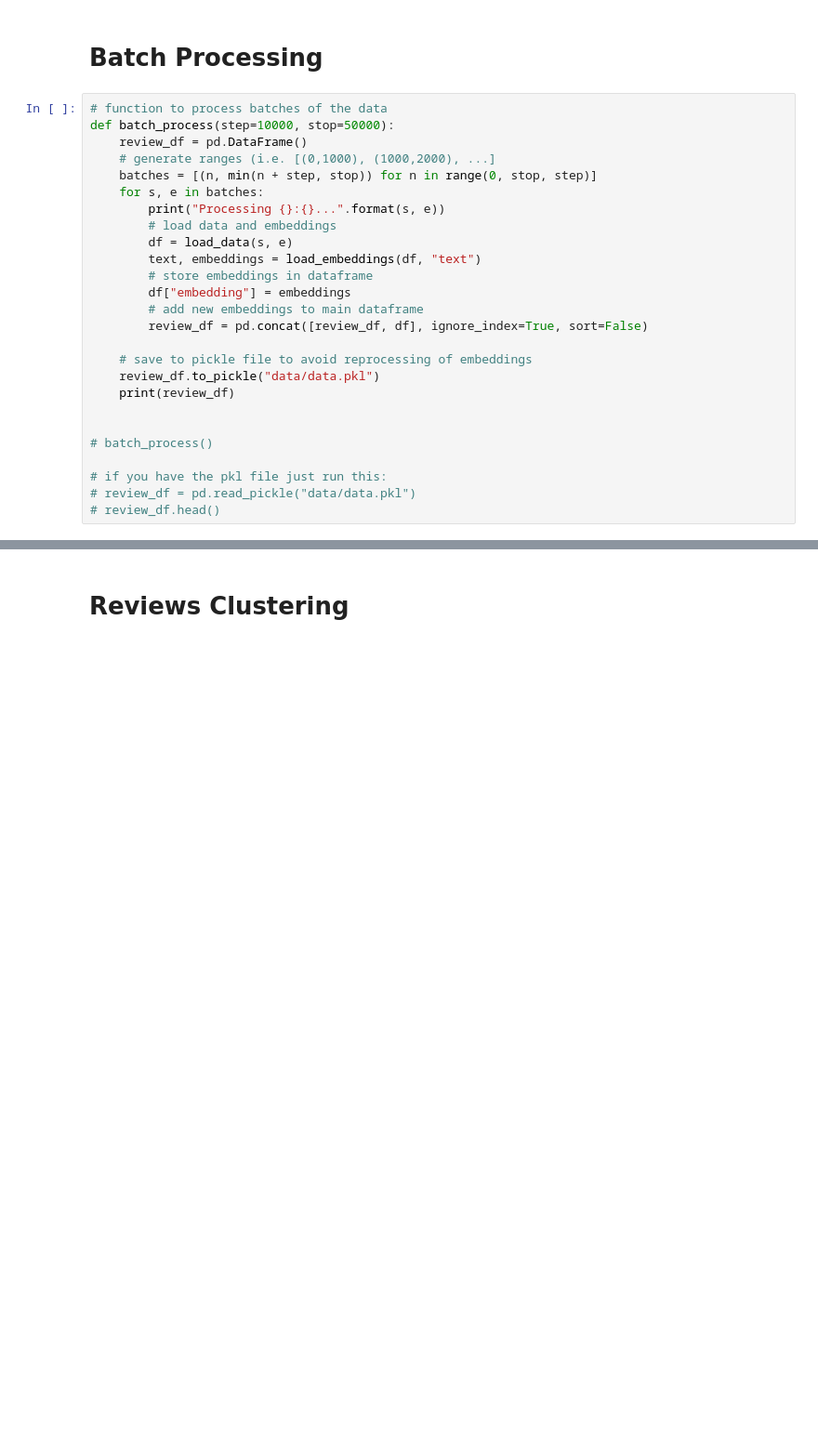
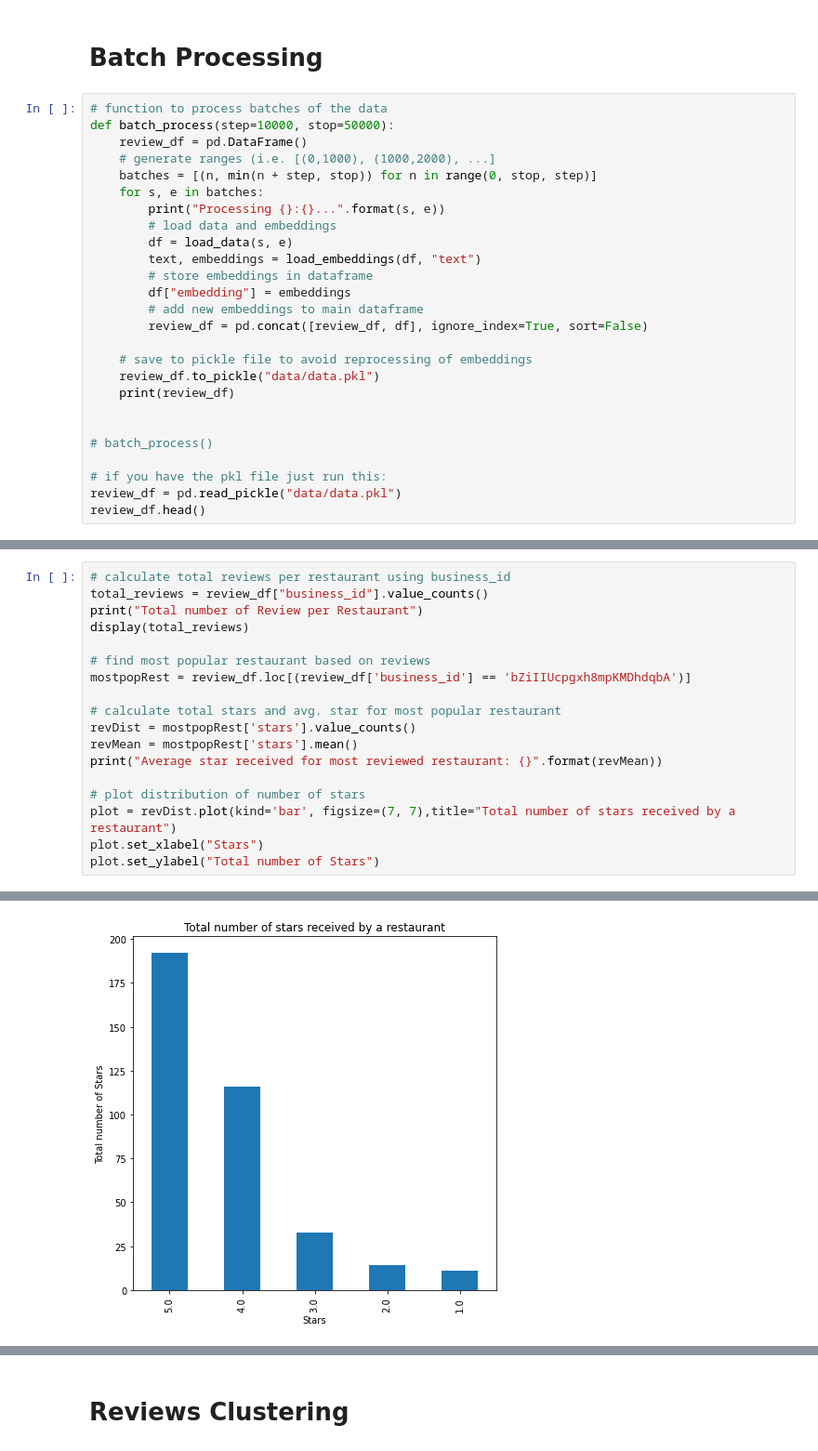
Before and after one commit to emily-mai/Umamics, a Jupyter notebook: CS105_Project.ipynb, the cells around one changed output, grey strips where cells are left out. Shown at 93% size. Cells and saved outputs as stored; diff of their text form; blank space fills up the shorter version.

```diff
--- a/CS105_Project.ipynb
+++ b/CS105_Project.ipynb
@@ -84,8 +84,8 @@ def batch_process(step=10000, stop=50000):
 # batch_process()
 
 # if you have the pkl file just run this:
-# review_df = pd.read_pickle("data/data.pkl")
-# review_df.head()
+review_df = pd.read_pickle("data/data.pkl")
+review_df.head()
 # %% [output]
 |  | review_id | user_id | business_id | stars | useful | funny | cool | text | date | embedding |
 | 0 | lWC-xP3rd6obsecCYsGZRg | ak0TdVmGKo4pwqdJSTLwWw | buF9druCkbuXLX526sGELQ | 4.0 | 3 | 1 | 1 | Apparently Prides Osteria had a r... | 2014-10-11 03:34:02 | [-0.018010487779974937, -0.050318... |
@@ -95,0 +98,19 @@ def batch_process(step=10000, stop=50000):
+# %%
+# calculate total reviews per restaurant using business_id
+total_reviews = review_df["business_id"].value_counts()
+print("Total number of Review per Restaurant")
+display(total_reviews)
+
+# find most popular restaurant based on reviews
+mostpopRest = review_df.loc[(review_df['business_id'] == 'bZiIIUcpgxh8mpKMDhdqbA')]
+
+# calculate total stars and avg. star for most popular restaurant
+revDist = mostpopRest['stars'].value_counts()
+revMean = mostpopRest['stars'].mean()
+print("Average star received for most reviewed restaurant: {}".format(revMean))
+
+# plot distribution of number of stars
+plot = revDist.plot(kind='bar', figsize=(7, 7),title="Total number of stars received by a restaurant")
+plot.set_xlabel("Stars")
+plot.set_ylabel("Total number of Stars")
+# %% [output]
@@ -95,0 +132 @@ def batch_process(step=10000, stop=50000):
+[figure, added]
```
Also changed, not shown: parts of 10 cells of this notebook, 2 other files.
